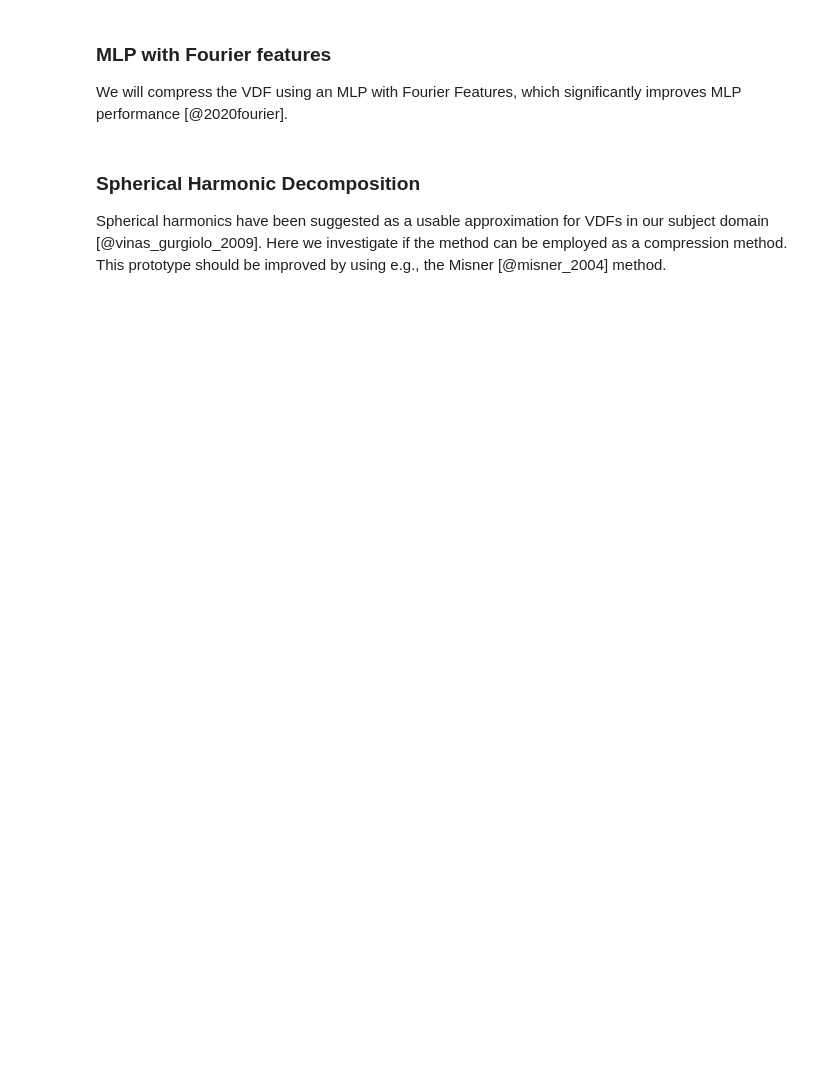
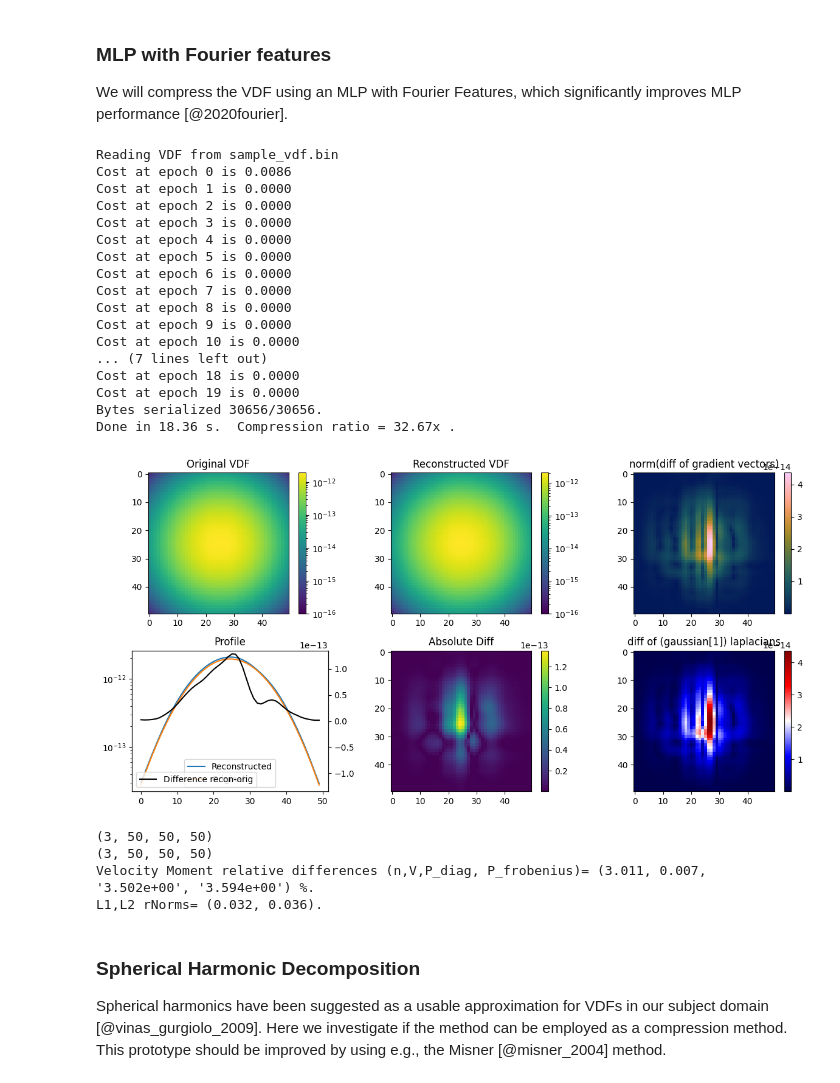
Before and after one commit to juhanikataja/asterix, a Jupyter notebook: Inno4Scale.ipynb, the cells around one changed output. Saved outputs shown, nothing was run; the diff lists cells and outputs as text; code cells hidden in the pictures; blank space fills up the shorter version.

```diff
--- a/Inno4Scale.ipynb
+++ b/Inno4Scale.ipynb
@@ -149,23 +195,46 @@ We will compress the VDF using an MLP with Fourier Features, which significantly
 # %%
 """
 Compresses a VDF using an MLP (Multilayer Perceptron).
  Input: "sample_vdf.bin" - Binary file containing the VDF data
         order - Order of the fourier features
         epochs - Number of training epochs for the MLP model
         n_layers - Number of layers in the MLP model
         n_neurons - Number of neurons in each layer of the MLP model
  Output: recon (Reconstructed VDF) - NumPy array representing the reconstructed volume data
 """
 order=16
 epochs=20
 n_layers=4
 n_neurons=25
 nx,ny,nz=np.shape(vdf)
-recon=mlp_compress.compress_mlp("sample_vdf.bin",order,epochs,n_layers,n_neurons,nx)
+recon=mlp_compress.compress_mlp("sample_vdf.bin",order,epochs,n_layers,n_neurons,nx,sparse)
 recon=np.array(recon,dtype=np.double)
 recon= np.reshape(recon,np.shape(vdf),order='C')
 project_tools.plot_vdfs(vdf,recon)
 project_tools.print_comparison_stats(vdf,recon)
+# %% [output]
+Reading VDF from sample_vdf.bin
+Cost at epoch 0 is 0.0086
+Cost at epoch 1 is 0.0000
+Cost at epoch 2 is 0.0000
+Cost at epoch 3 is 0.0000
+Cost at epoch 4 is 0.0000
+Cost at epoch 5 is 0.0000
+Cost at epoch 6 is 0.0000
+Cost at epoch 7 is 0.0000
+Cost at epoch 8 is 0.0000
+Cost at epoch 9 is 0.0000
+Cost at epoch 10 is 0.0000
+... (7 lines left out)
+Cost at epoch 18 is 0.0000
+Cost at epoch 19 is 0.0000
+Bytes serialized 30656/30656.
+Done in 18.36 s.  Compression ratio = 32.67x .
+[figure, added]
+(3, 50, 50, 50)
+(3, 50, 50, 50)
+Velocity Moment relative differences (n,V,P_diag, P_frobenius)= (3.011, 0.007, '3.502e+00', '3.594e+00') %.
+L1,L2 rNorms= (0.032, 0.036).
 # %% [markdown]
 ### Spherical Harmonic Decomposition
 
```
Also changed, not shown: parts of 9 cells of this notebook, 1 other file.
